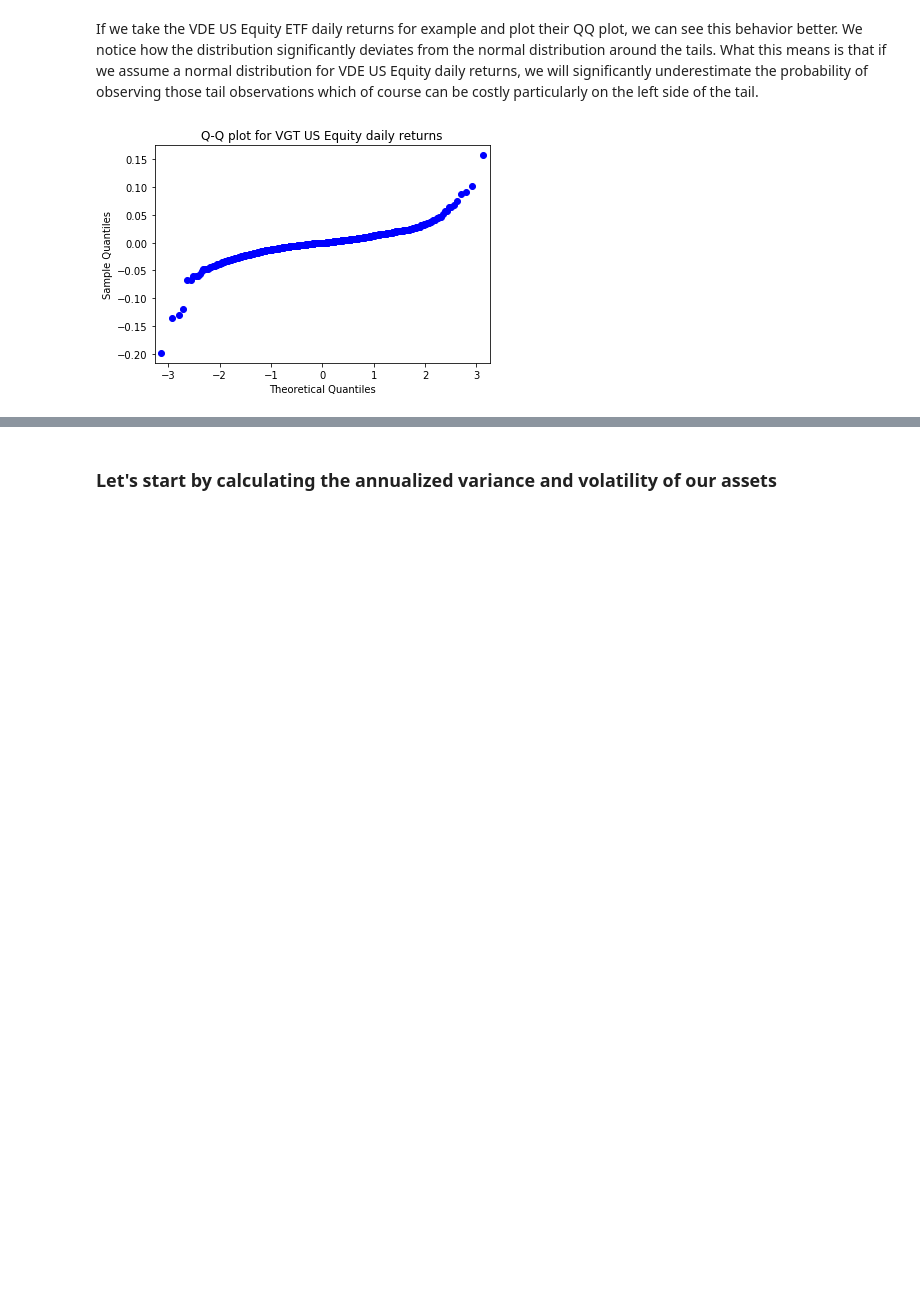
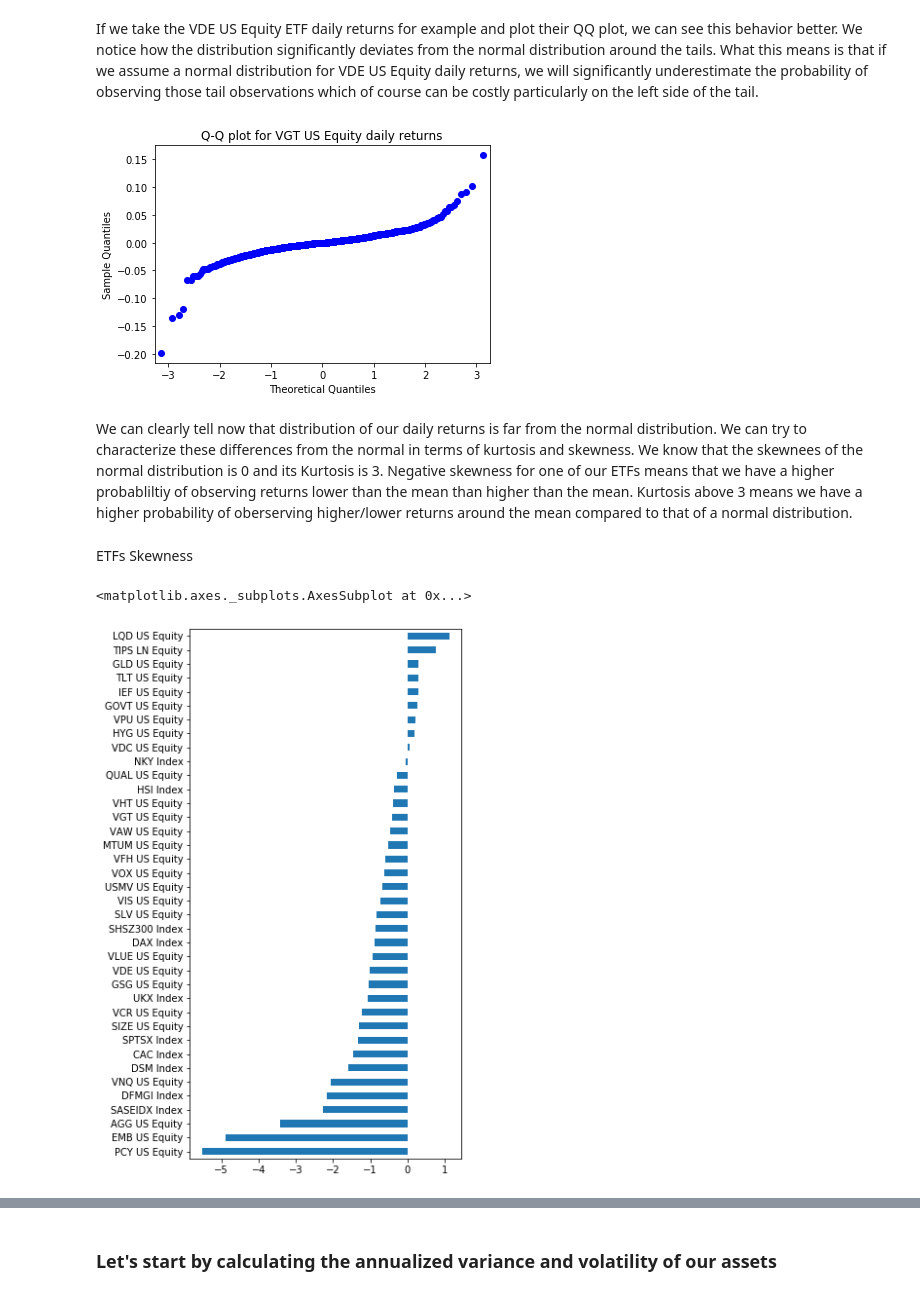
Before and after one commit to anasfrh/notebooks, a Jupyter notebook: Global Macro ETFs.ipynb, the cells around one changed output, grey strips where cells are left out. Saved outputs shown, nothing was run; the diff lists cells and outputs as text; code cells hidden in the pictures; blank space fills up the shorter version.

Commit message:
Edit
Added Kurtosis/Skewness graphs for each ETF

```diff
--- a/Global Macro ETFs.ipynb
+++ b/Global Macro ETFs.ipynb
@@ -76,3 +76,12 @@ plt.title("Q-Q plot for VGT US Equity daily returns")
 plt.show()
 # %% [output]
 [figure]
+# %% [markdown]
+We can clearly tell now that distribution of our daily returns is far from the normal distribution. We can try to characterize these differences from the normal in terms of kurtosis and skewness. We know that the skewnees of the normal distribution is 0 and its Kurtosis is 3. Negative skewness for one of our ETFs means that we have a higher probabliltiy of observing returns lower than the mean than higher than the mean. Kurtosis above 3 means we have a higher probability of oberserving higher/lower returns around the mean compared to that of a normal distribution.
+# %% [markdown]
+ETFs Skewness
+# %%
+returns.skew().sort_values(ascending=True).plot.barh(figsize=(5,10))
+# %% [output]
+<matplotlib.axes._subplots.AxesSubplot at 0x...>
+[figure, added]
```
Also changed, not shown: parts of 6 cells of this notebook.
